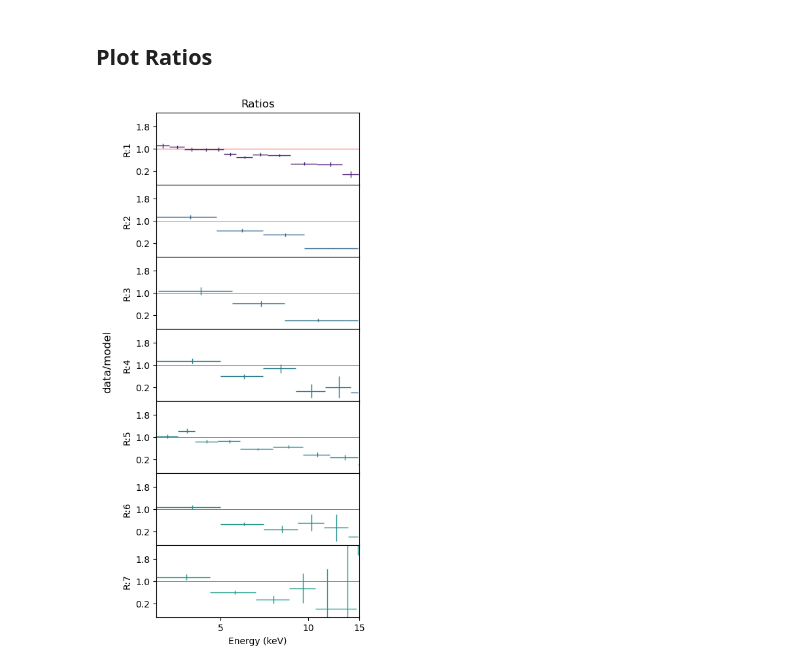
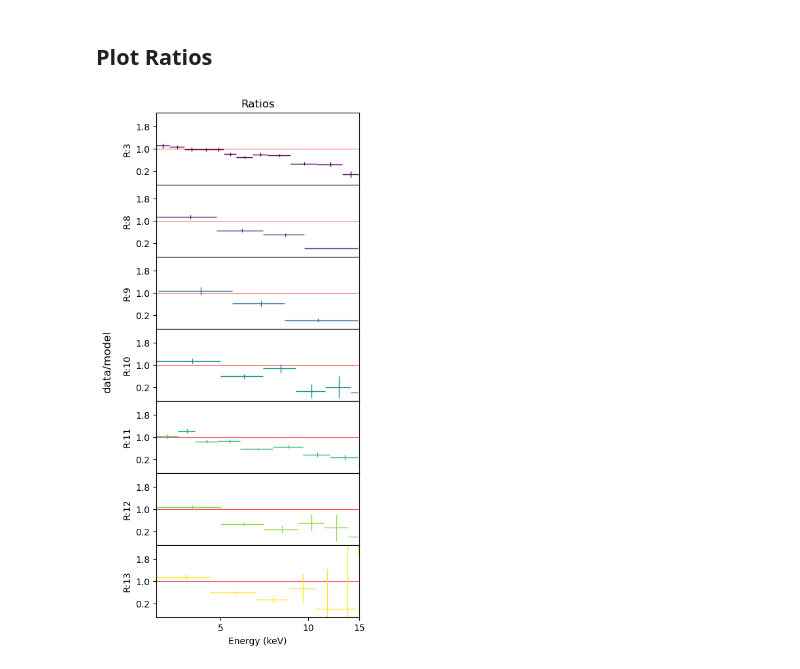
Before and after one commit to chrisnorseth/NuCrossARF_Plotting, a Jupyter notebook: crossArfPlottingMaster.ipynb, the cells around one changed output. Saved outputs shown, nothing was run; the diff lists cells and outputs as text; code cells hidden in the pictures.

```diff
--- a/crossArfPlottingMaster.ipynb
+++ b/crossArfPlottingMaster.ipynb
@@ -33,14 +33,18 @@ crossarf_dir = "/uufs/chpc.utah.edu/common/home/astro/wik/NuSTAR/zwcl1856/arf"#"
 obsids = ["70801003002"]#["70201002002", "70201003002"]
 reg_base = "arf"#'newNewReg'
 num_reg = 23#13
-regs_to_exclude_in_plot = [1,2,4,5,6,7]
-for k in range(14,23+1):
-    regs_to_exclude_in_plot.append(k)
+regs_to_include_in_plot = [3,8,9,10,11,12,13]
+e_low = 3.0
+e_high = 15.0
+# regs_to_exclude_in_plot = [1,2,4,5,6,7]
+# for k in range(14,23+1):
+#     regs_to_exclude_in_plot.append(k)
 # by default this is the path to the .xcm script, change if needed
 crossarf_script = "/uufs/chpc.utah.edu/common/home/astro/wik/NuSTAR/zwcl1856/29MarchFitRelicPower.xcm" #f"{crossarf_dir}/{reg_base}.xcm"
 #############
 
 
+
 plotting_directory = f"{crossarf_dir}/Plotting_Stuff"
 # %% [markdown]
 ## Directory
@@ -603,12 +589,12 @@ plot_file = f"{plotting_directory}/ungrouped_plot_verified.dat"
 
 # Defining the plot things will be added to
 plt.rcParams["figure.figsize"] = [4,10]
-fig, ax = plt.subplots(num_reg-len(regs_to_exclude_in_plot),1,gridspec_kw={'hspace': 0},sharex=True)
+fig, ax = plt.subplots(len(regs_to_include_in_plot),1,gridspec_kw={'hspace': 0},sharex=True)
 ld = ax[0]
 
 # defining colors to use
 cmap = plt.get_cmap("viridis")
-colors = [cmap(i/(num_reg-1)) for i in range(num_reg)]
+colors = [cmap(i/(len(regs_to_include_in_plot)-1)) for i in range(len(regs_to_include_in_plot))]
 
 # Define bins from earlier
 bins = []
@@ -726,7 +712,6 @@ for reg in range(1,num_reg+1): # <- each plot
 
 # plot all the data
 def plot_data():
-
     all_collected = [i for i in range(num_reg)]
     for idxxx,k in enumerate(all_collected):
         obs_collected = [i for i in range(len(obsids)*2)]
@@ -850,46 +835,46 @@ def plot_data():
         ratio_y = [a/b for a,b in zip(final_y, model_y)]
         ratio_yerr = [(a/b,a/b) for a,b in zip(final_y_err_individual, model_y)]
 
-        excluded = False
-        for dont_plot in regs_to_exclude_in_plot:
-            if idx == dont_plot - 1:
-                excluded = True
-        if excluded == False:
+        include = False
+        for do_plot in regs_to_include_in_plot:
+            if idx == do_plot - 1:
+                include = True
+        if include:
             # have to keep track of what plot youre on with some variable
-            ax[plot].errorbar(ratio_x,ratio_y,xerr=np.array(ratio_xerr).T,yerr=np.array(ratio_yerr).T,fmt='none',linewidth=1.0,color=colors[idx],zorder=2)
+            ax[plot].errorbar(ratio_x,ratio_y,xerr=np.array(ratio_xerr).T,yerr=np.array(ratio_yerr).T,fmt='none',linewidth=1.0,color=colors[plot],zorder=2)
             plot += 1
 
 
 # plot line behind data
-for plot in range(0,num_reg-len(regs_to_exclude_in_plot)): # 0,13
+for plot in range(0,len(regs_to_include_in_plot)): # 0,13
     ax[plot].plot([0,30],[1,1], color='red', linewidth=0.5,zorder=1)
 
 
 plot_data()
 
 
 
 
 # plotting
 
-for plot in range(0,num_reg-len(regs_to_exclude_in_plot)): # 0,13
-    ax[plot].set(yscale="linear",xscale="log",xlabel='Energy (keV)',ylabel=f'R:{plot+1}',#ylim=(5e-7,50.0),xlim=(3,25))
+for plot in range(0,len(regs_to_include_in_plot)): # 0,13
+    ax[plot].set(yscale="linear",xscale="log",xlabel='Energy (keV)',ylabel=f'R:{regs_to_include_in_plot[plot]}',#ylim=(5e-7,50.0),xlim=(3,25))
         ylim=(-0.3,2.3),xlim=(3,15)) #ylim=(5e-6,0.5)
     #ax[plot].plot([0,30],[1,1], color='red', linewidth=1.0)
     ax[plot].set_yticks([0.2, 1.0, 1.8])
 
 # Add a single y-axis label on the right (adjust position as needed)
 fig.text(-0.08, 0.5, r'data/model', va='center', rotation=90, fontsize=12)
 
 
 for a in ax:
     a.xaxis.set_major_formatter(ticker.FuncFormatter(lambda val, pos: '{:.0f}'.format(val)))
     a.xaxis.set_major_locator(ticker.FixedLocator([5, 10, 15]))
     a.xaxis.set_minor_locator(ticker.NullLocator())  # Suppress minor ticks
 
 ax[0].set_title("Ratios")
-plt.savefig('crossArfFigureRatios.pdf',bbox_inches='tight')
+plt.savefig(f'{plotting_directory}/crossArfFigureRatios.pdf',bbox_inches='tight')
 
 plt.show()
 # %% [output]
-[figure, old version]
+[figure, new version]
```
Also changed, not shown: parts of 5 cells of this notebook.
